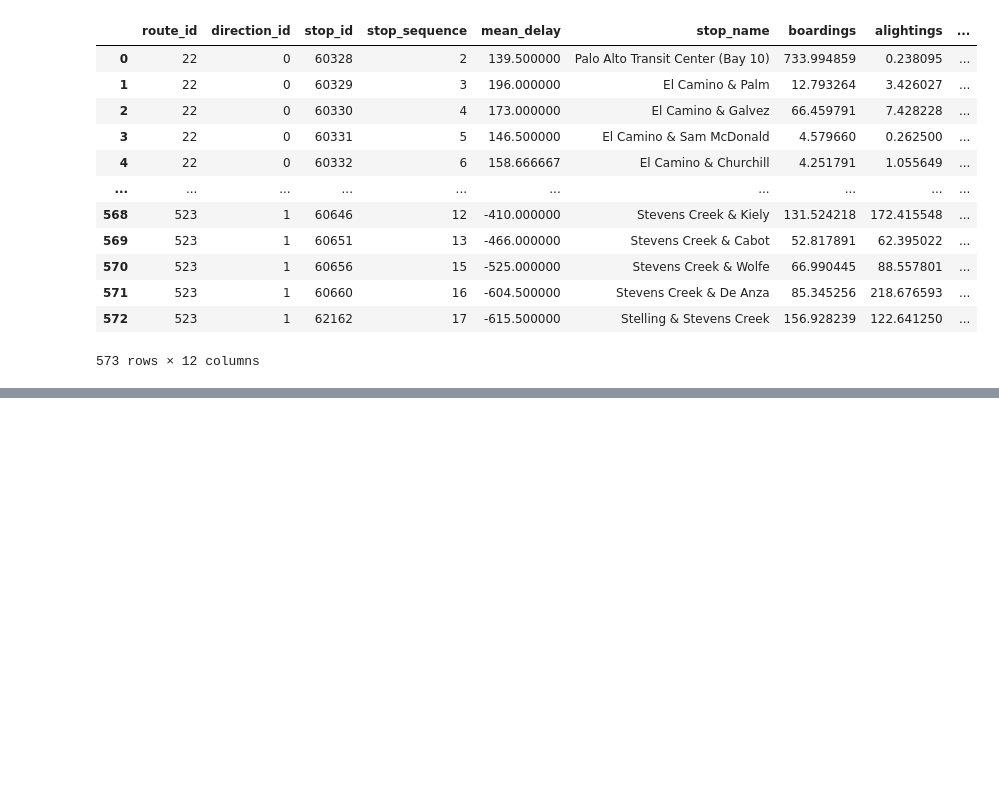
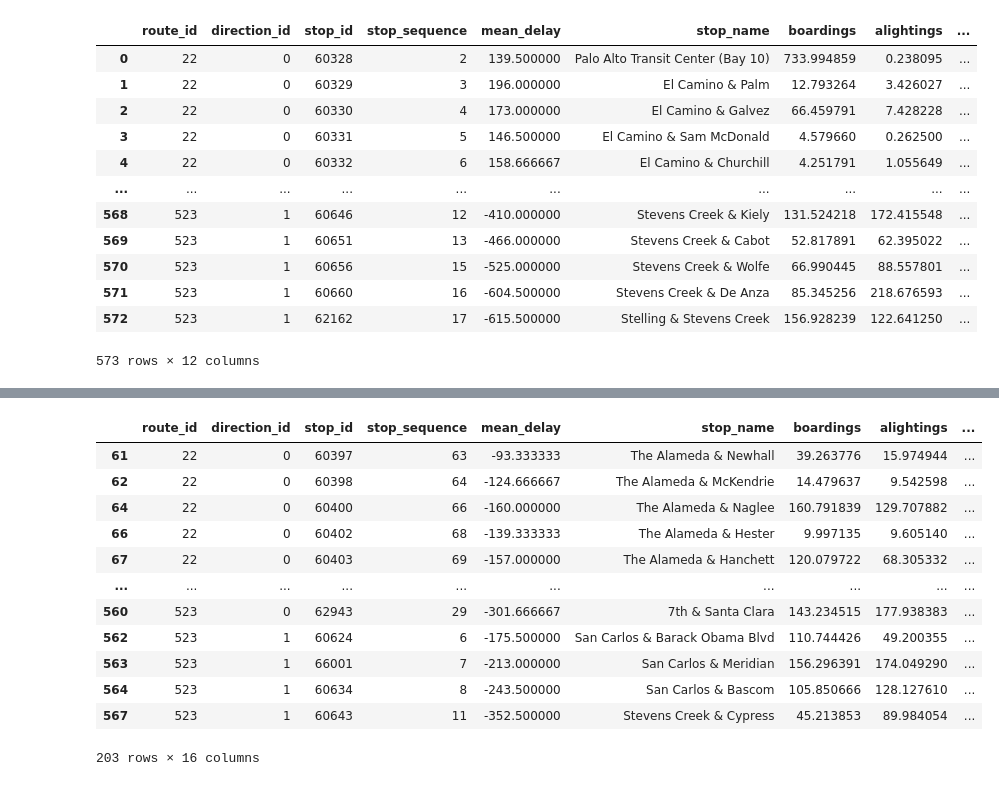
Before and after one commit to ArcherGu22/VTA-Transit-Delays, a Jupyter notebook: scripts/04_regression_models.ipynb, the cells around one changed output, grey strips where cells are left out. Cells and saved outputs as stored; diff of their text form; code cells hidden in the pictures; blank space fills up the shorter version.

```diff
--- a/scripts/04_regression_models.ipynb
+++ b/scripts/04_regression_models.ipynb
@@ -182,0 +226,17 @@ sj_adt
+# %%
+sj_station_adt = gpd.sjoin_nearest(station_spacings.copy(), adt_clustered, how="left", max_distance=350, distance_col="dist_to_adt").dropna()
+sj_station_adt
+# %% [output]
+|  | route_id | direction_id | stop_id | stop_sequence | mean_delay | stop_name | boardings | alightings | ... |
+| 61 | 22 | 0 | 60397 | 63 | -93.333333 | The Alameda & Newhall | 39.263776 | 15.974944 | ... |
+| 62 | 22 | 0 | 60398 | 64 | -124.666667 | The Alameda & McKendrie | 14.479637 | 9.542598 | ... |
+| 64 | 22 | 0 | 60400 | 66 | -160.000000 | The Alameda & Naglee | 160.791839 | 129.707882 | ... |
+| 66 | 22 | 0 | 60402 | 68 | -139.333333 | The Alameda & Hester | 9.997135 | 9.605140 | ... |
+| 67 | 22 | 0 | 60403 | 69 | -157.000000 | The Alameda & Hanchett | 120.079722 | 68.305332 | ... |
+| ... | ... | ... | ... | ... | ... | ... | ... | ... | ... |
+| 560 | 523 | 0 | 62943 | 29 | -301.666667 | 7th & Santa Clara | 143.234515 | 177.938383 | ... |
+| 562 | 523 | 1 | 60624 | 6 | -175.500000 | San Carlos & Barack Obama Blvd | 110.744426 | 49.200355 | ... |
+| 563 | 523 | 1 | 66001 | 7 | -213.000000 | San Carlos & Meridian | 156.296391 | 174.049290 | ... |
+| 564 | 523 | 1 | 60634 | 8 | -243.500000 | San Carlos & Bascom | 105.850666 | 128.127610 | ... |
+| 567 | 523 | 1 | 60643 | 11 | -352.500000 | Stevens Creek & Cypress | 45.213853 | 89.984054 | ... |
+203 rows × 16 columns
```
Also changed, not shown: parts of 6 cells of this notebook.
